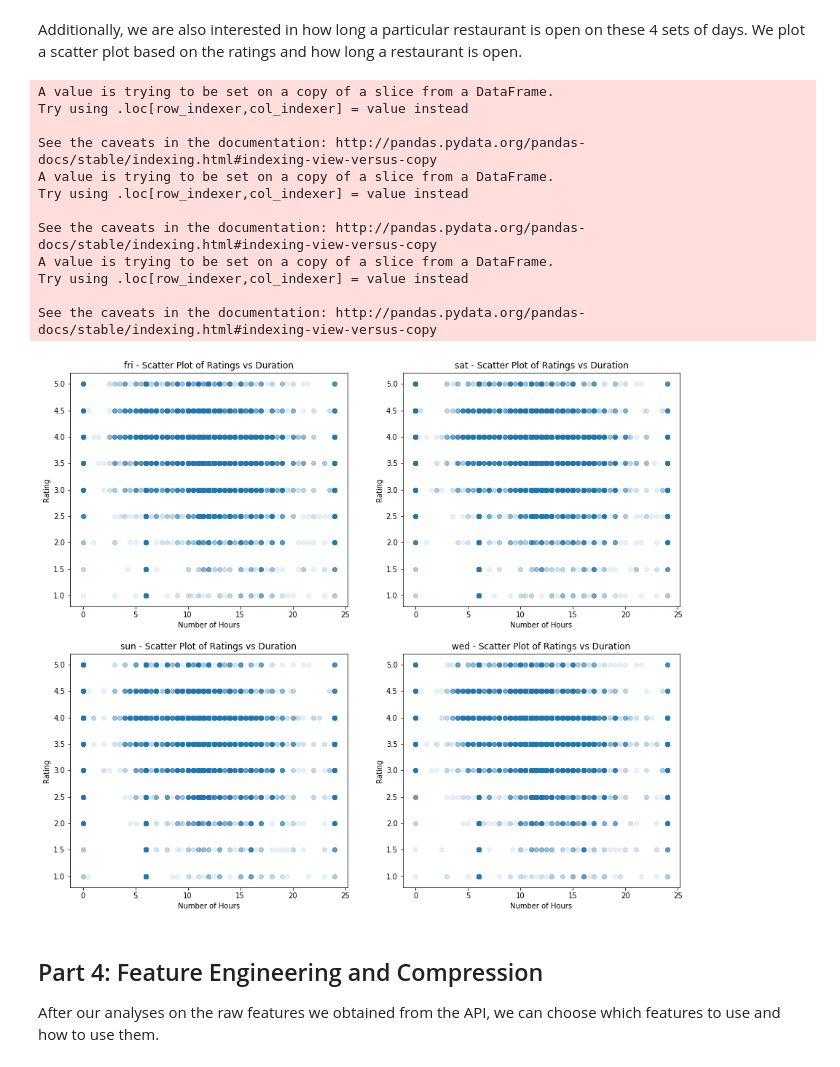
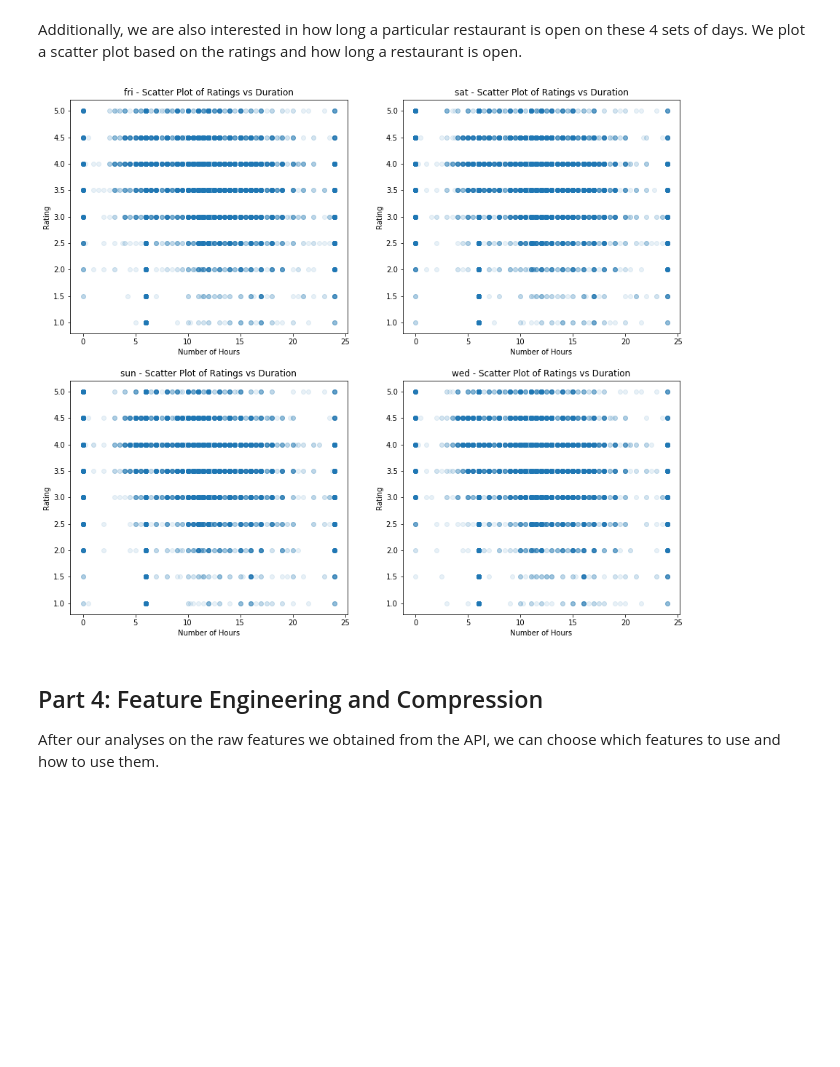
Before and after one commit to sandershihacker/yelp-rating-prediction, a Jupyter notebook: yelp_rating_prediction.ipynb, the cells around one changed output. Drawn from its saved outputs; the diff is of its cells as text; code cells hidden in the pictures; blank space fills up the shorter version.

Commit message:
DataFrame Warnings
Warnings Fixed

```diff
--- a/yelp_rating_prediction.ipynb
+++ b/yelp_rating_prediction.ipynb
@@ -644,50 +644,38 @@ def next_day(diff):
         return 24*60 + diff
     return diff
 
 def scatterplot_duration(rating, df):
     """
     Input:
     - rating is the list of possible ratings
     - df is the pandas dataframe containing the training data
 
     This function plots the bar chart of the ratings for each of the days (overnight or not)
     """
     # Days that are taken into consideration
     days = ["fri", "sat", "sun", "wed"]
     i = 1
     for day in days:
         start_i = day + "_start"
         end_i = day + "_end"
         start_df = df[[start_i, end_i, "rating"]]
-        start_df[start_i] = start_df[start_i].apply(convert)
-        start_df[end_i] = start_df[end_i].apply(convert)
-        start_df["duration"] = ((start_df[end_i] - start_df[start_i]).apply(next_day))/60
+        start_df.loc[:,start_i] = start_df.loc[:,start_i].apply(convert)
+        start_df.loc[:,end_i] = start_df.loc[:,end_i].apply(convert)
+        start_df.loc[:,"duration"] = ((start_df.loc[:,end_i] - start_df.loc[:,start_i]).apply(next_day))/60
         plt.rcParams["figure.figsize"] = [15,13]
         plt.subplot(2, 2, i)
         i += 1
-        plt.scatter(start_df["duration"], start_df["rating"], alpha = 0.1)
+        plt.scatter(start_df.loc[:,"duration"], start_df.loc[:,"rating"], alpha = 0.1)
         plt.yticks(rating, rating)
         plt.ylabel("Rating")
         plt.xlabel("Number of Hours")
         plt.title("%s - Scatter Plot of Ratings vs Duration" %day)
     plt.show()
 
 rating = np.linspace(1, 5, 9)
 scatterplot_duration(rating, training_features)
 # %% [output]
-A value is trying to be set on a copy of a slice from a DataFrame.
-Try using .loc[row_indexer,col_indexer] = value instead
-
-See the caveats in the documentation: http://pandas.pydata.org/pandas-docs/stable/indexing.html#indexing-view-versus-copy
-A value is trying to be set on a copy of a slice from a DataFrame.
-Try using .loc[row_indexer,col_indexer] = value instead
-
-See the caveats in the documentation: http://pandas.pydata.org/pandas-docs/stable/indexing.html#indexing-view-versus-copy
-A value is trying to be set on a copy of a slice from a DataFrame.
-Try using .loc[row_indexer,col_indexer] = value instead
-
-See the caveats in the documentation: http://pandas.pydata.org/pandas-docs/stable/indexing.html#indexing-view-versus-copy
-[figure, old version]
+[figure, new version]
 # %% [markdown]
 <a id="step-4"></a>
 
```
Also changed, not shown: parts of 9 cells of this notebook.
